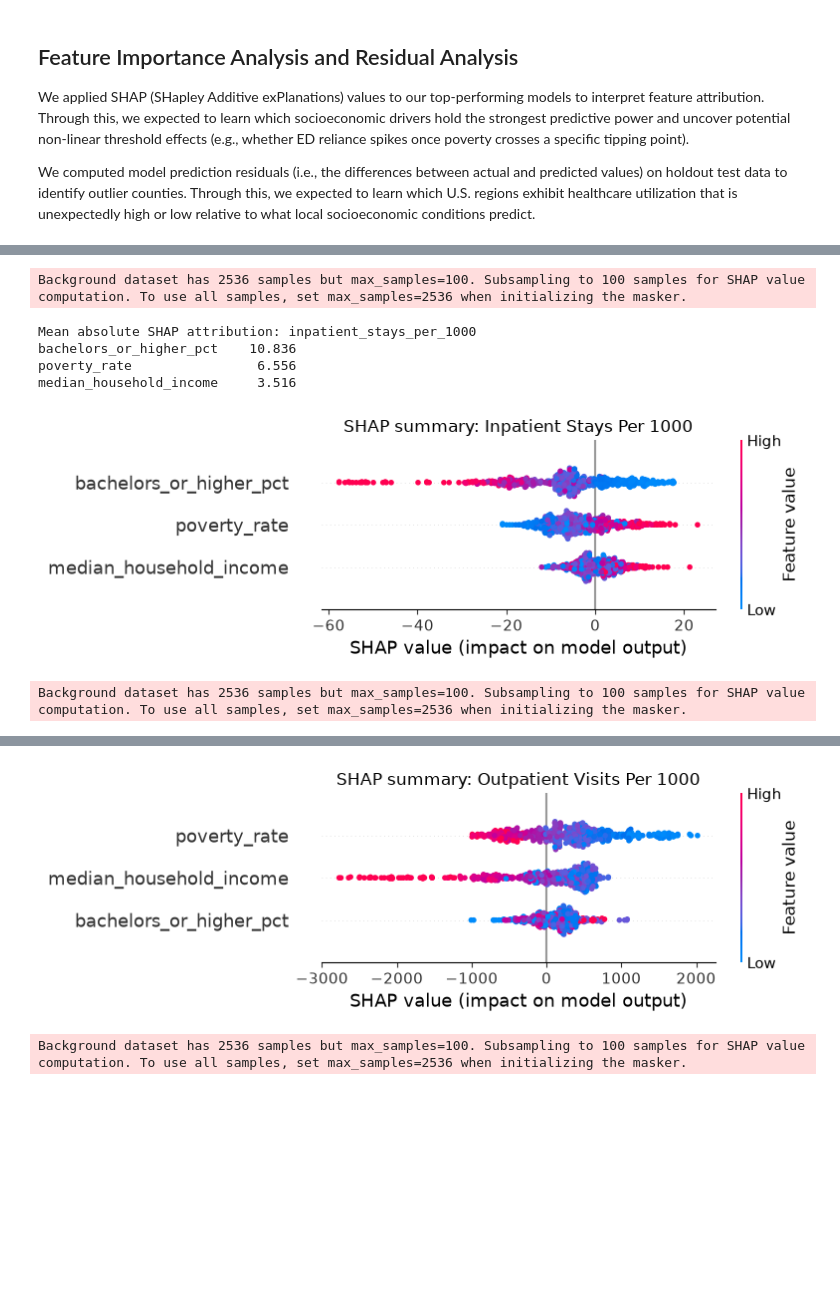
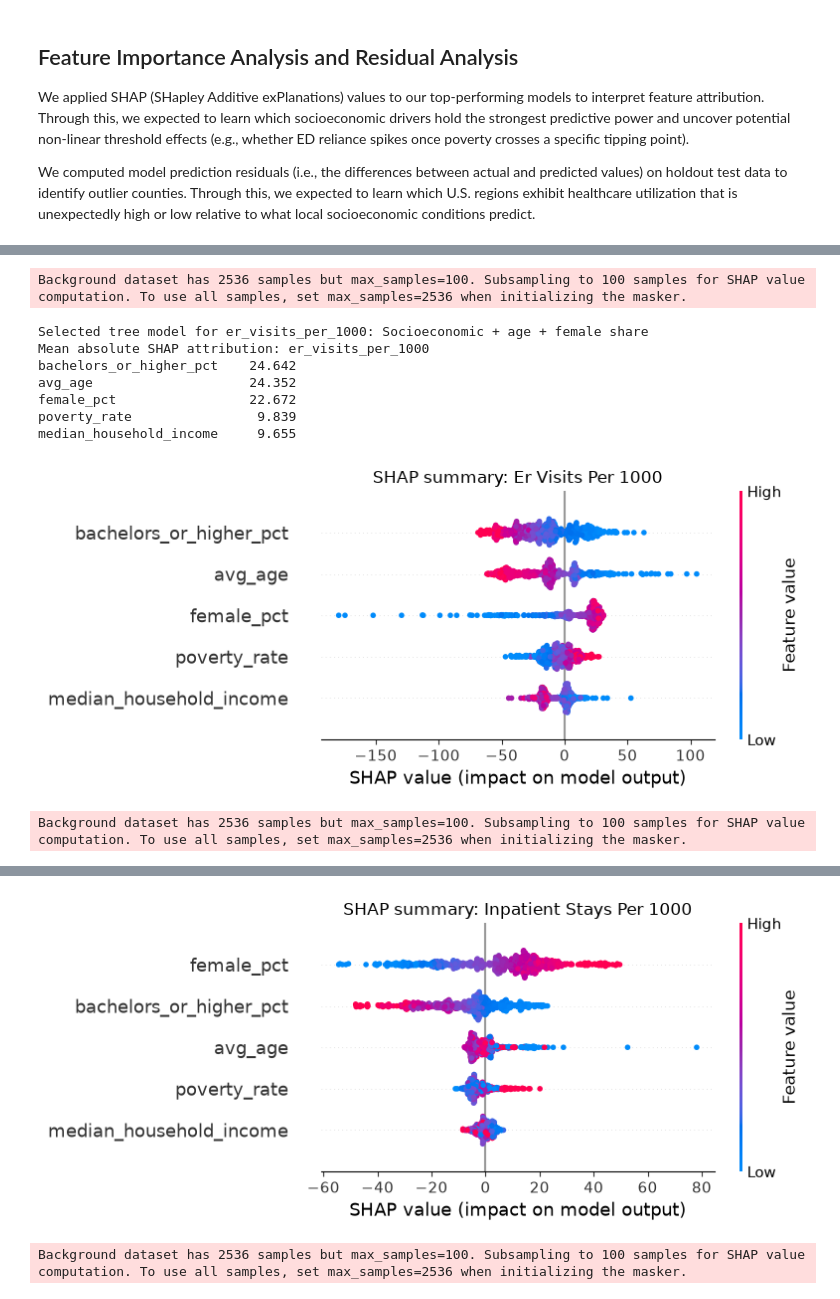
Before and after one commit to jachou27/medicare-utilization-analysis, a Jupyter notebook: analysis.ipynb, the cells around one changed output, grey strips where cells are left out. Drawn from its saved outputs; the diff is of its cells as text; code cells hidden in the pictures; blank space fills up the shorter version.

```diff
--- a/analysis.ipynb
+++ b/analysis.ipynb
@@ -38,7 +38,7 @@ import shap
 # %%
 # Load the dataset
 file_path = "data/processed/medicare_acs_analysis.csv"
-analysis_df = pd.read_csv(file_path)
+analysis_df = pd.read_csv(file_path, dtype={"fips": str}) # read fips as a string so the leading zeros are preserved
 # %%
 analysis_df.dtypes
 # %% [output]
@@ -297,47 +352,71 @@ For each outcome, the ensemble with the lowest mean five-fold CV RMSE is interpr
 # %%
-rng = np.random.default_rng(seed=42)
 outlier_tables = {}
-for target, best_model in best_tree_by_target.items():
-    background = shap.maskers.Independent(X_train, max_samples=100)
-    predict_from_array = lambda values: best_model.predict(
-        pd.DataFrame(values, columns=socioeconomic_cols)
+
+for target, best_info in best_tree_by_target.items():
+    best_model = best_info["model"]
+    features = best_info["features"]
+    feature_set_name = best_info["feature_set"]
+
+    X_train_shap = analysis_df.iloc[train_idx][features]
+    X_test_shap = analysis_df.iloc[test_idx][features]
+
+    background = shap.maskers.Independent(X_train_shap, max_samples=100)
+
+    def predict_from_array(values):
+        values_df = pd.DataFrame(values, columns=features)
+        return best_model.predict(values_df)
+
+    explainer = shap.Explainer(
+        predict_from_array,
+        background,
+        algorithm="permutation",
+        feature_names=features,
     )
-    explainer = shap.Explainer(
-        predict_from_array, background, algorithm="permutation",
-        feature_names=socioeconomic_cols,
-    )
-    shap_values = explainer(X_test.to_numpy(), max_evals=63)
+    shap_values = explainer(X_test_shap.to_numpy(), max_evals=63)
+
     mean_abs_shap = pd.Series(
-        np.abs(shap_values.values).mean(axis=0), index=socioeconomic_cols
+        np.abs(shap_values.values).mean(axis=0),
+        index=features,
     ).sort_values(ascending=False)
-    print(f"\nMean absolute SHAP attribution: {target}")
+
+    print(f"\nSelected tree model for {target}: {feature_set_name}")
+    print(f"Mean absolute SHAP attribution: {target}")
     print(mean_abs_shap.round(3).to_string())
+
     plt.figure(figsize=(9, 5))
     shap.summary_plot(
         shap_values.values,
-        X_test,
-        feature_names=socioeconomic_cols,
+        X_test_shap,
+        feature_names=features,
         show=False,
     )
     plt.title(f"SHAP summary: {target.replace('_', ' ').title()}")
     plt.tight_layout()
     plt.show()
 
-    y_test, predictions = holdout_predictions[target]
-    residuals = y_test.to_numpy() - predictions
+    key = (target, feature_set_name, best_info["model_name"])
+    y_test, predictions = holdout_predictions[key]
+
     outliers = analysis_df.iloc[test_idx][["fips", "county_name"]].copy()
     outliers["actual"] = y_test.to_numpy()
     outliers["predicted"] = predictions
-    outliers["residual"] = residuals
-    outliers["absolute_residual"] = np.abs(residuals)
-    outlier_tables[target] = outliers.nlargest(10, "absolute_residual").reset_index(drop=True)
+    outliers["residual"] = outliers["actual"] - outliers["predicted"]
+    outliers["absolute_residual"] = outliers["residual"].abs()
+
+    outlier_tables[target] = (
+        outliers.nlargest(10, "absolute_residual").reset_index(drop=True)
+    )
+
     print(f"\nTop 10 holdout residual outliers: {target}")
     print(outlier_tables[target].round(2).to_string(index=False))
 # %% [output]
 Background dataset has 2536 samples but max_samples=100. Subsampling to 100 samples for SHAP value computation. To use all samples, set max_samples=2536 when initializing the masker.
-Mean absolute SHAP attribution: inpatient_stays_per_1000
-bachelors_or_higher_pct    10.836
-poverty_rate                6.556
-median_household_income     3.516
+Selected tree model for er_visits_per_1000: Socioeconomic + age + female share
+Mean absolute SHAP attribution: er_visits_per_1000
+bachelors_or_higher_pct    24.642
+avg_age                    24.352
+female_pct                 22.672
+poverty_rate                9.839
+median_household_income     9.655
-[figure, old version]
+[figure, new version]
 Background dataset has 2536 samples but max_samples=100. Subsampling to 100 samples for SHAP value computation. To use all samples, set max_samples=2536 when initializing the masker.
@@ -361,2 +443,2 @@ bachelors_or_higher_pct    241.499
-[figure, old version]
+[figure, new version]
 Background dataset has 2536 samples but max_samples=100. Subsampling to 100 samples for SHAP value computation. To use all samples, set max_samples=2536 when initializing the masker.
```
Also changed, not shown: parts of 14 cells of this notebook.
